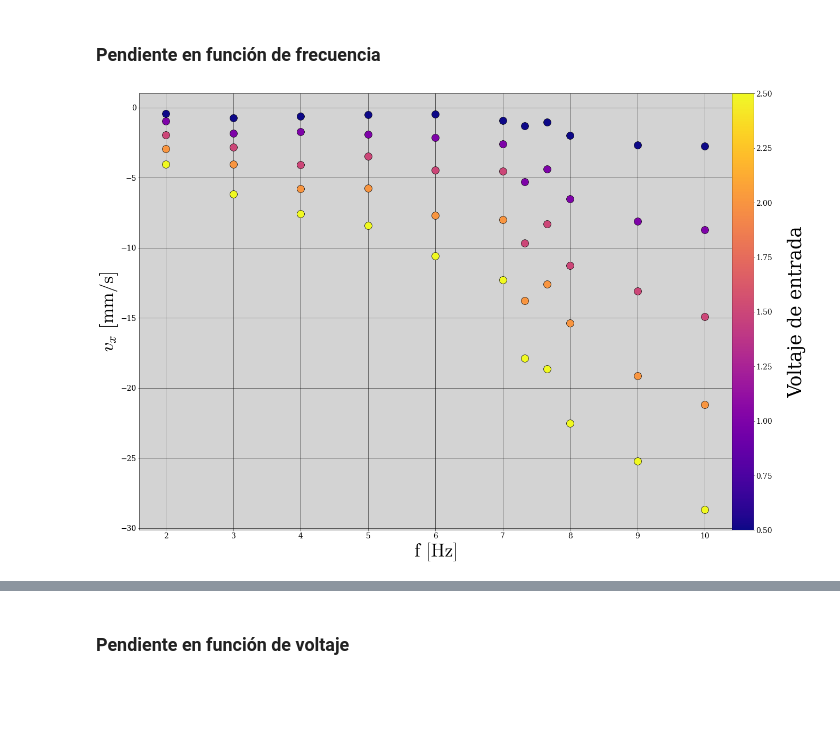
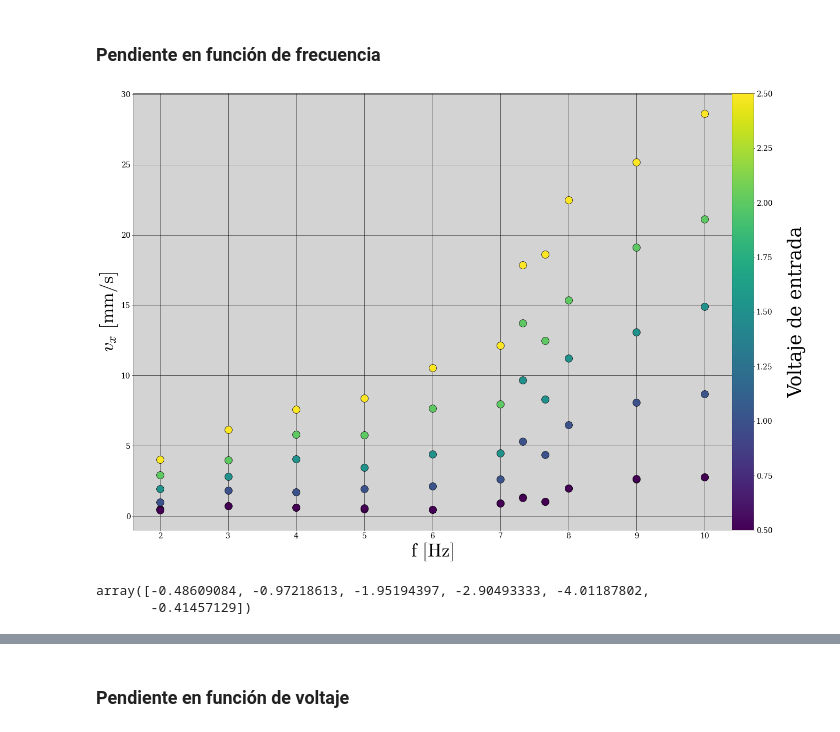
Before and after one commit to gardianc/Nado-ondulatorio, a Jupyter notebook: fit-slopes.ipynb, the cells around one changed output, grey strips where cells are left out. Cells and saved outputs as stored; diff of their text form; code cells hidden in the pictures; blank space fills up the shorter version.

```diff
--- a/fit-slopes.ipynb
+++ b/fit-slopes.ipynb
@@ -6,7 +6,9 @@ from matplotlib import rcParams
 from matplotlib.markers import MarkerStyle
 from scipy.interpolate import interp1d
 from scipy.optimize import curve_fit
+from natsort import natsorted
 import os
+import re
 
 COLOR = 'black'
 plt.style.use("default")
@@ -31,26 +33,31 @@ rcParams['grid.color'] = COLOR
 rcParams['text.latex.preamble'] = "\n".join([
     r'\usepackage[version=3]{mhchem}'
 ])
+
+
+FREQ_ARRAY = ['2Hz','3Hz','4Hz','5Hz','6Hz','7Hz','7,33Hz','7,66Hz','8Hz','9Hz','10Hz']
+VOLT_ARRAY = ['0,5Vpp', '1,00Vpp', '1,50Vpp', '2,00Vpp', '2,50Vpp']
+
+FREQ_ARRAY_VALUES = [2,3,4,5,6,7,7.33,7.66,8,9,10]
+VOLT_ARRAY_VALUES = [0.5,1,1.5,2,2.5]
 # %% [markdown]
 ## Pendientes para la cabeza
 # %%
 #We prepare a dataframe of all our filenames and a dataframe of all our csv's
-csv_names = [filepath for filepath in os.listdir('ECO20-45mm/slopes-xt/cabeza') if '.csv' in filepath]
+csv_names = natsorted([filepath for filepath in os.listdir('ECO20-45mm/slopes-xt/cabeza') if '.csv' in filepath])
 filenamelist = pd.DataFrame().assign(name = csv_names)
 df = [pd.read_csv(f'ECO20-45mm/slopes-xt/cabeza/{f}') for f in filenamelist['name']]
 # %%
 f_lineal = lambda x,a,b: a*x + b
 
 #Creating the colormap
-norm_v = plt.Normalize(0.5,2.5)
-cmap_v = plt.colormaps.get_cmap('plasma')
+norm_v = plt.Normalize(VOLT_ARRAY_VALUES[0],VOLT_ARRAY_VALUES[-1])
+cmap_v = plt.colormaps.get_cmap('viridis')
 colorscale_v = plt.cm.ScalarMappable(norm_v, cmap_v)
 
-norm_f = plt.Normalize(2,10)
+norm_f = plt.Normalize(FREQ_ARRAY_VALUES[0],FREQ_ARRAY_VALUES[-1])
 cmap_f = plt.colormaps.get_cmap('viridis')
 colorscale_f = plt.cm.ScalarMappable(norm_f, cmap_f)
 
 freq_marker = MarkerStyle("o", fillstyle="left")
 volt_marker = MarkerStyle("o", fillstyle="right")
-
-currVolt_array = ['500mVpp','1,00Vpp','1,50Vpp','2,00Vpp','2,50Vpp'] #We create a volt tag array
@@ -59,15 +74,22 @@ currVolt_array = ['500mVpp','1,00Vpp','1,50Vpp','2,00Vpp','2,50Vpp'] #We create
 # %%
 fig, ax = plt.subplots()
 
-for currVolt in currVolt_array:
+values_dict = dict({})
+error_dict = dict({})
+currHz_array = ['2Hz','3Hz','4Hz','5Hz','6Hz','7Hz','7,33Hz','7,66Hz','8Hz','9Hz','10Hz'] #We create a frecuency array
 
-    df_namelist = filenamelist[filenamelist['name'].str.contains(currVolt)] #We get the filenames corresponding to the voltage chosen
-    filtered_namelist = df_namelist['name'] #We get the names of those files
+for currHz in currHz_array:
 
+    filtered_namelist = [name for name in csv_names if re.match(r'\b'+currHz+r'\b',name.split('-')[1])] #We get the names of those files
+
+    # df_namelist = filenamelist[filenamelist['name'].str.contains(currVolt)] #We get the filenames corresponding to the voltage chosen
+    # filtered_namelist = df_namelist['name'] #We get the names of those files
+
+    values_dict[f'{currHz}'] = np.array([])
+    error_dict[f'{currHz}'] = np.array([])
 
     for filename in filtered_namelist:
-
-        df_txy = df[ df_namelist[df_namelist['name']==filename].index[0] ] #We retrieve the dataframe corresponding to our current filename
+        df_txy = df[csv_names.index(filename)] #We retrieve the dataframe corresponding to our current filename
 
         #We retrieve the metadata of our measurements from the filename
         s = filename.split('.')[0].split('-')
@@ -87,36 +109,40 @@ for currVolt in currVolt_array:
         err_popt = np.sqrt(np.diag(popv))
         # print(f' {v}-{f} => parametros: {popt[0]}, {popt[1]} ; errores: {err_popt[0]}, {err_popt[1]} ')
 
+        values_dict[f'{currHz}'] = np.append(values_dict[f'{currHz}'],(popt[0]))
+        error_dict[f'{currHz}'] = np.append(error_dict[f'{currHz}'],(err_popt[0]))
         # Plotting
-        ax.errorbar(fval, popt[0], markerfacecolor = volt_color, fmt='o',
+        ax.errorbar(fval, np.abs(popt[0]), markerfacecolor = volt_color, fmt='o',
                     yerr = err_popt[0], xerr = None, color = 'k', ecolor = 'k',
                     ms=20, elinewidth=2, lw=3, capsize=10)
-    ax.plot(fval, popt[0], color = volt_color)
-        # ax.errorbar(vval, popt[0], markerfacecolor = freq_color, fmt='o',
-        #         yerr = err_popt[0], xerr = None, color = 'k', ecolor = 'k',
-        #         ms=20, elinewidth=2, lw=3, capsize=10)
 
 
 # Colorbar configuration
 
 cbar_term = fig.colorbar(colorscale_v, ax=ax, location='right', orientation='vertical', pad=0)
 cbar_term.ax.set_ylim(0.5,2.5)
 cbar_term.ax.ticklabel_format(axis='x',style='sci',scilimits=(0,2))
 cbar_term.ax.set_ylabel('Voltaje de entrada',labelpad=40)
 
 
 # cbar_term = fig.colorbar(colorscale_f, ax=ax, location='right', orientation='vertical', pad=0)
 # cbar_term.ax.set_ylim(2,10)
 # cbar_term.ax.ticklabel_format(axis='x',style='sci',scilimits=(0,2))
 # cbar_term.ax.set_ylabel('Frecuencia de forzado',labelpad=40)
 
 
 #Axes configuration
 ax.set_xlabel(f'$\\text{{f}}$ $[\\text{{Hz}}]$')
 ax.set_ylabel(f'$v_x$ $[\\text{{mm/s}}]$')
 
 fig.tight_layout()
 # fig.savefig(f'pendiente-en-funcion-de-frecuencia.svg', bbox_inches='tight')
 # fig.savefig(f'pendiente-en-funcion-de-frecuencia.png', bbox_inches='tight')
 # %% [output]
-[figure, old version]
+[figure, new version]
+# %%
+values_dict['2Hz']
+#error_dict['2Hz']
+# %% [output]
+array([-0.48609084, -0.97218613, -1.95194397, -2.90493333, -4.01187802,
+       -0.41457129])
```
Also changed, not shown: parts of 2 cells of this notebook, 2 other files.
